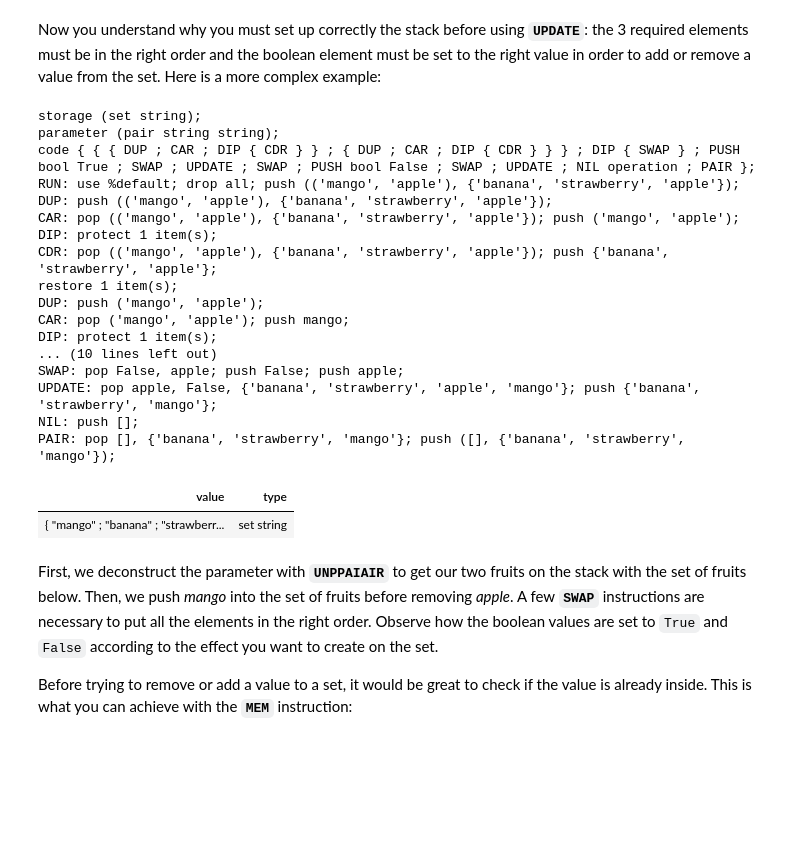
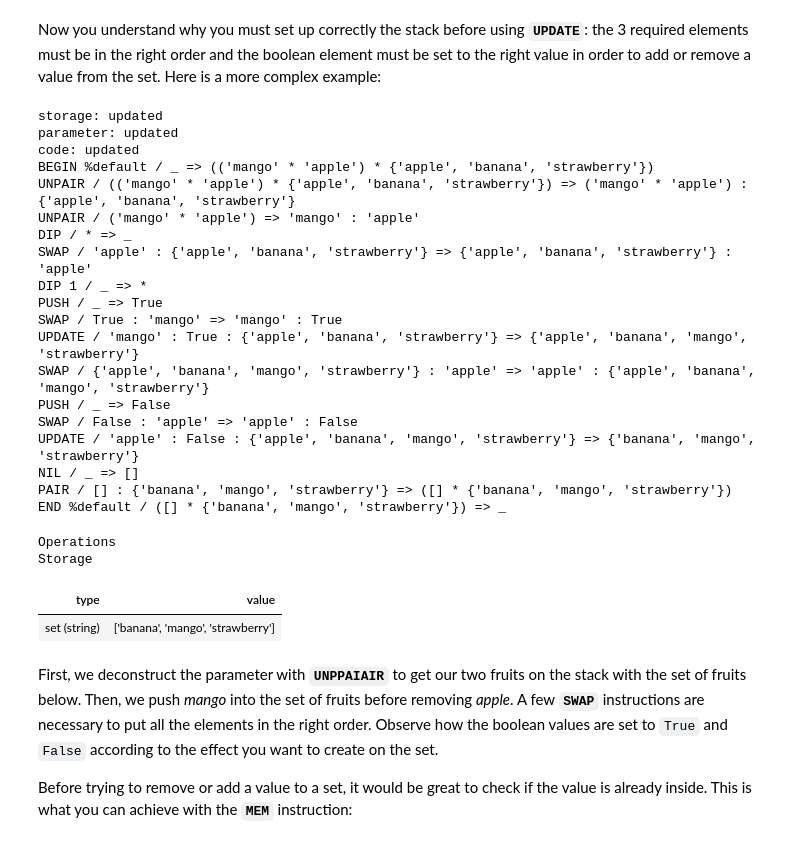
Before and after one commit to baking-bad/michelson-labs, a Jupyter notebook: notebooks/tutorials/10/10_operations_on_sets_maps_&_big_maps.ipynb, the cells around one changed output. Saved outputs shown, nothing was run; the diff lists cells and outputs as text; code cells hidden in the pictures; blank space fills up the shorter version.

```diff
--- a/notebooks/tutorials/10/10_operations_on_sets_maps_&_big_maps.ipynb
+++ b/notebooks/tutorials/10/10_operations_on_sets_maps_&_big_maps.ipynb
@@ -135,41 +147,45 @@ Now you understand why you must set up correctly the stack before using **`UPDAT
 # %%
 storage (set string) ;
 parameter (pair string string) ;
 code {
     UNPPAIAIR ;
     DIP { SWAP } ;
     PUSH bool True ;
     SWAP ;
     UPDATE ;
     SWAP ;
     PUSH bool False ;
     SWAP ;
     UPDATE ;
     NIL operation ;
     PAIR ;
 } ;
 
-RUN %default (Pair "mango" "apple") { "banana" ; "apple" ; "strawberry" };
+RUN %default (Pair "mango" "apple") { "apple" ; "banana" ; "strawberry" };
 # %% [output]
-storage (set string);
-parameter (pair string string);
-code { { { DUP ; CAR ; DIP { CDR } } ; { DUP ; CAR ; DIP { CDR } } } ; DIP { SWAP } ; PUSH bool True ; SWAP ; UPDATE ; SWAP ; PUSH bool False ; SWAP ; UPDATE ; NIL operation ; PAIR };
-RUN: use %default; drop all; push (('mango', 'apple'), {'banana', 'strawberry', 'apple'});
-DUP: push (('mango', 'apple'), {'banana', 'strawberry', 'apple'});
-CAR: pop (('mango', 'apple'), {'banana', 'strawberry', 'apple'}); push ('mango', 'apple');
-DIP: protect 1 item(s);
-CDR: pop (('mango', 'apple'), {'banana', 'strawberry', 'apple'}); push {'banana', 'strawberry', 'apple'};
-restore 1 item(s);
-DUP: push ('mango', 'apple');
-CAR: pop ('mango', 'apple'); push mango;
-DIP: protect 1 item(s);
-... (10 lines left out)
-SWAP: pop False, apple; push False; push apple;
-UPDATE: pop apple, False, {'banana', 'strawberry', 'apple', 'mango'}; push {'banana', 'strawberry', 'mango'};
-NIL: push [];
-PAIR: pop [], {'banana', 'strawberry', 'mango'}; push ([], {'banana', 'strawberry', 'mango'});
+storage: updated
+parameter: updated
+code: updated
+BEGIN %default / _ => (('mango' * 'apple') * {'apple', 'banana', 'strawberry'})
+UNPAIR / (('mango' * 'apple') * {'apple', 'banana', 'strawberry'}) => ('mango' * 'apple') : {'apple', 'banana', 'strawberry'}
+UNPAIR / ('mango' * 'apple') => 'mango' : 'apple'
+DIP / * => _
+SWAP / 'apple' : {'apple', 'banana', 'strawberry'} => {'apple', 'banana', 'strawberry'} : 'apple'
+DIP 1 / _ => *
+PUSH / _ => True
+SWAP / True : 'mango' => 'mango' : True
+UPDATE / 'mango' : True : {'apple', 'banana', 'strawberry'} => {'apple', 'banana', 'mango', 'strawberry'}
+SWAP / {'apple', 'banana', 'mango', 'strawberry'} : 'apple' => 'apple' : {'apple', 'banana', 'mango', 'strawberry'}
+PUSH / _ => False
+SWAP / False : 'apple' => 'apple' : False
+UPDATE / 'apple' : False : {'apple', 'banana', 'mango', 'strawberry'} => {'banana', 'mango', 'strawberry'}
+NIL / _ => []
+PAIR / [] : {'banana', 'mango', 'strawberry'} => ([] * {'banana', 'mango', 'strawberry'})
+END %default / ([] * {'banana', 'mango', 'strawberry'}) => _
+Operations
+Storage
-| value | type |
-| { "mango" ; "banana" ; "strawberr... | set string |
+| type | value |
+| set (string) | ['banana', 'mango', 'strawberry'] |
 # %% [markdown]
 First, we deconstruct the parameter with **`UNPPAIAIR`** to get our two fruits on the stack with the set of fruits below. Then, we push *mango* into the set of fruits before removing *apple*. A few **`SWAP`** instructions are necessary to put all the elements in the right order. Observe how the boolean values are set to `True` and `False` according to the effect you want to create on the set.
 
```
Also changed, not shown: parts of 15 cells of this notebook, 1 other file.
